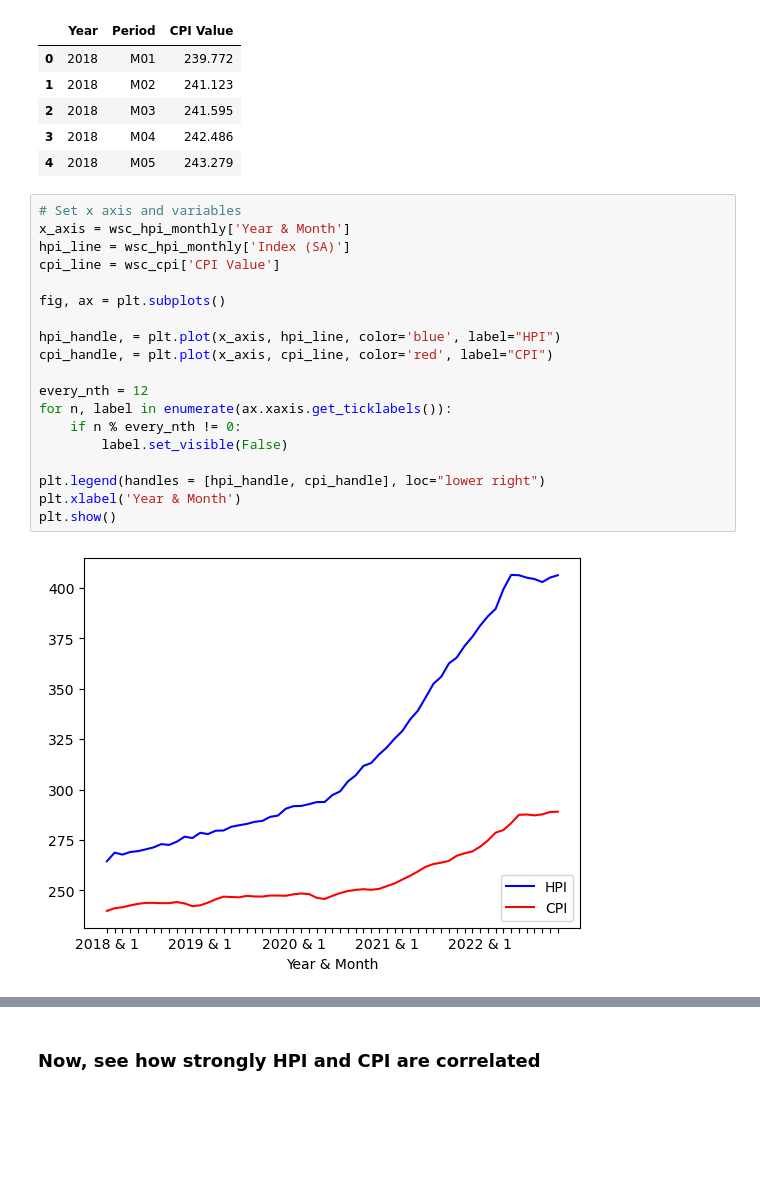
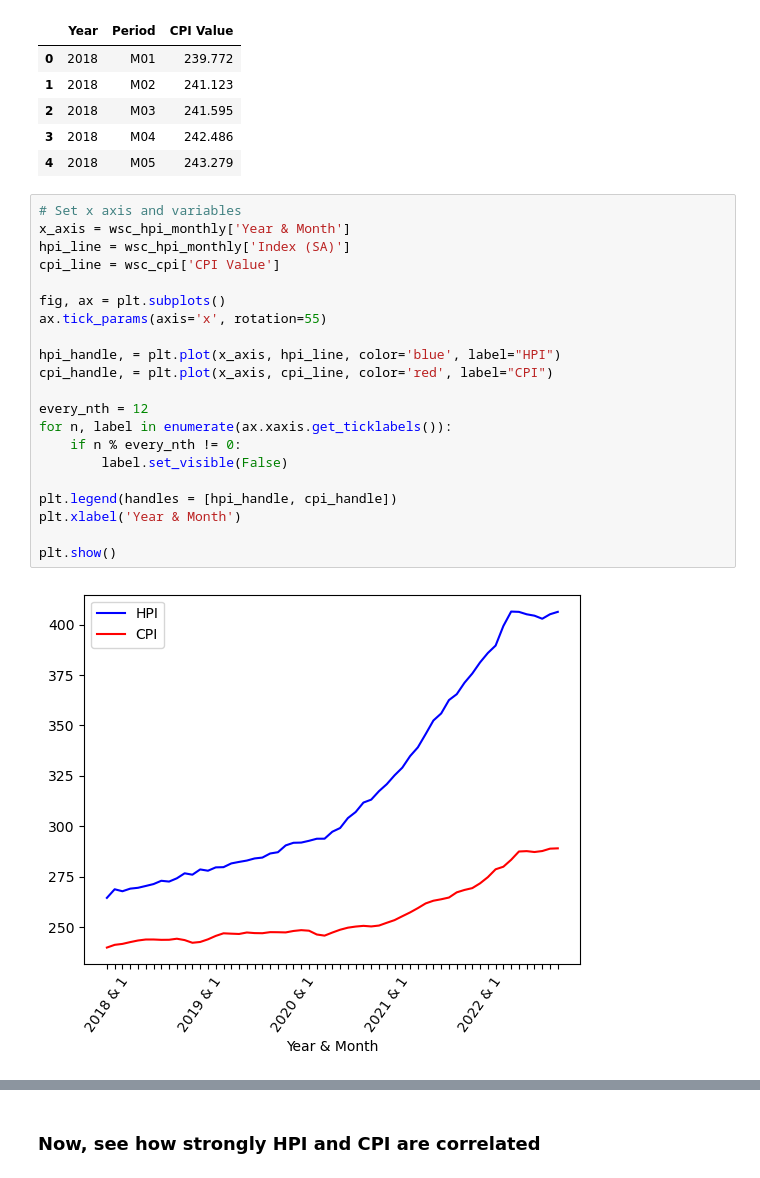
Before and after one commit to wpreeti/Group-8_Project, a Jupyter notebook: HpiCpi_viz/hpi_cpi_viz.ipynb, the cells around one changed output, grey strips where cells are left out. Drawn from its saved outputs; the diff is of its cells as text; blank space fills up the shorter version.

```diff
--- a/HpiCpi_viz/hpi_cpi_viz.ipynb
+++ b/HpiCpi_viz/hpi_cpi_viz.ipynb
@@ -150,21 +153,23 @@ wsc_cpi.head()
 # %%
 # Set x axis and variables
 x_axis = wsc_hpi_monthly['Year & Month']
 hpi_line = wsc_hpi_monthly['Index (SA)']
 cpi_line = wsc_cpi['CPI Value']
 
 fig, ax = plt.subplots()
+ax.tick_params(axis='x', rotation=55)
 
 hpi_handle, = plt.plot(x_axis, hpi_line, color='blue', label="HPI")
 cpi_handle, = plt.plot(x_axis, cpi_line, color='red', label="CPI")
 
 every_nth = 12
 for n, label in enumerate(ax.xaxis.get_ticklabels()):
     if n % every_nth != 0:
         label.set_visible(False)
 
-plt.legend(handles = [hpi_handle, cpi_handle], loc="lower right")
+plt.legend(handles = [hpi_handle, cpi_handle])
 plt.xlabel('Year & Month')
+
 plt.show()
 # %% [output]
-[figure, old version]
+[figure, new version]
```
Also changed, not shown: parts of 10 cells of this notebook.
